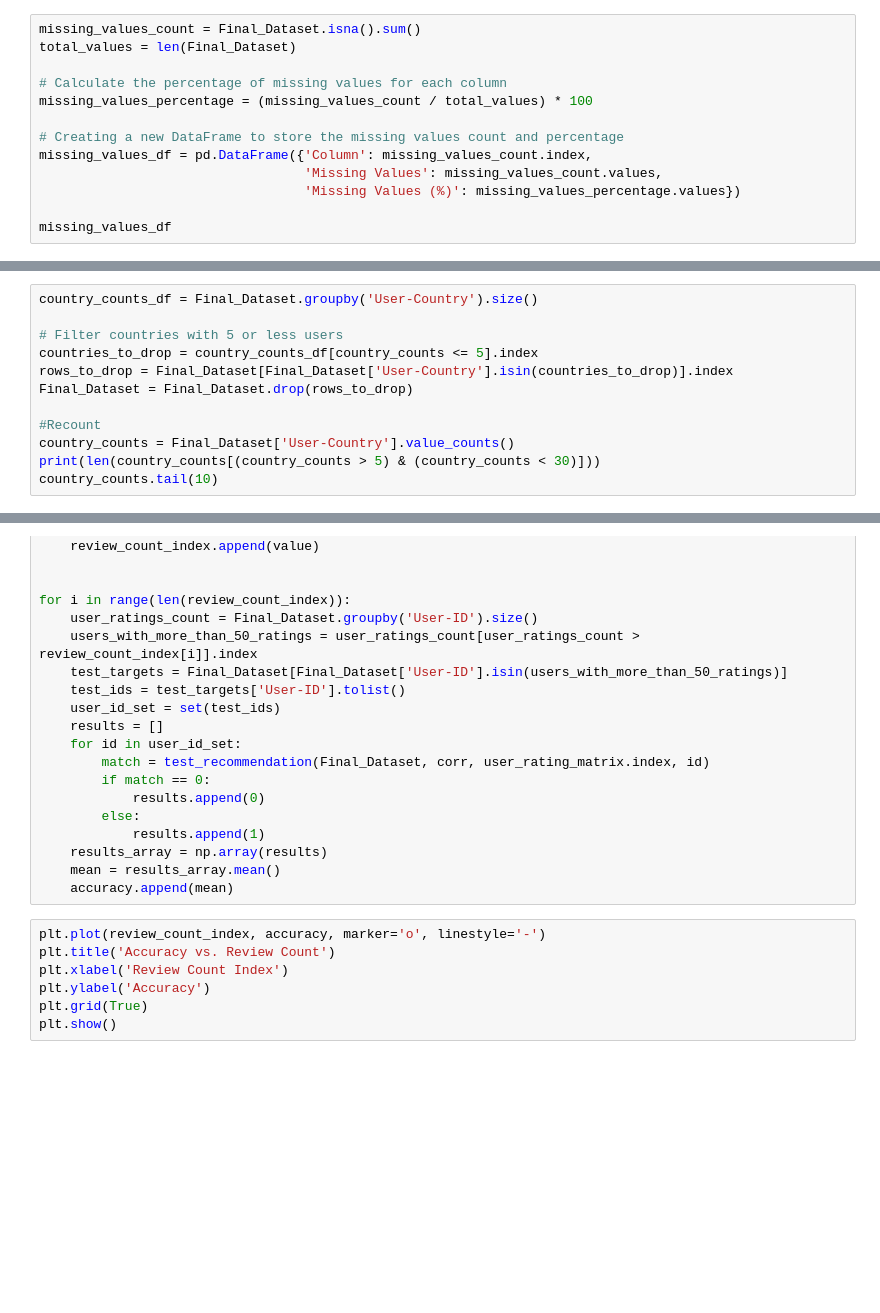
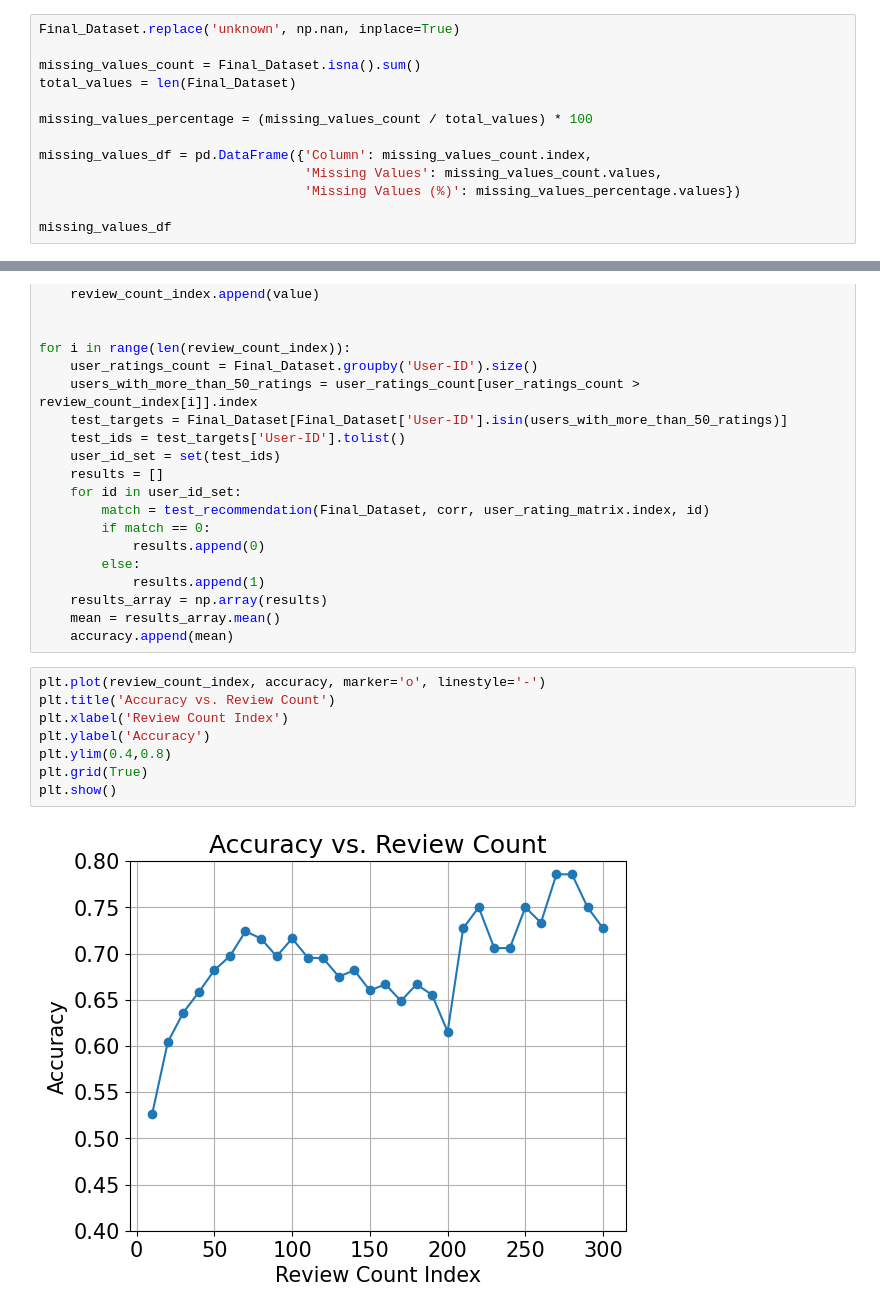
Before and after one commit to caseynator123/EDP_assigment2, a Jupyter notebook: ml/ml_analysis_knn.ipynb, the cells around one changed output, grey strips where cells are left out. Drawn from its saved outputs; the diff is of its cells as text; blank space fills up the shorter version.

```diff
--- a/ml/ml_analysis_knn.ipynb
+++ b/ml/ml_analysis_knn.ipynb
@@ -117,11 +207,11 @@ Final_Dataset.head()
 # %%
+Final_Dataset.replace('unknown', np.nan, inplace=True)
+
 missing_values_count = Final_Dataset.isna().sum()
 total_values = len(Final_Dataset)
 
-# Calculate the percentage of missing values for each column
 missing_values_percentage = (missing_values_count / total_values) * 100
 
-# Creating a new DataFrame to store the missing values count and percentage
 missing_values_df = pd.DataFrame({'Column': missing_values_count.index,
                                   'Missing Values': missing_values_count.values,
                                   'Missing Values (%)': missing_values_percentage.values})
@@ -173,12 +271,0 @@ Firstly there are alot of countries with only one user and this won't be enough
-# %%
-country_counts_df = Final_Dataset.groupby('User-Country').size()
-
-# Filter countries with 5 or less users
-countries_to_drop = country_counts_df[country_counts <= 5].index
-rows_to_drop = Final_Dataset[Final_Dataset['User-Country'].isin(countries_to_drop)].index
-Final_Dataset = Final_Dataset.drop(rows_to_drop)
-
-#Recount
-country_counts = Final_Dataset['User-Country'].value_counts()
-print(len(country_counts[(country_counts > 5) & (country_counts < 30)]))
-country_counts.tail(10)
@@ -516,7 +713,10 @@ for i in range(len(review_count_index)):
 # %%
 plt.plot(review_count_index, accuracy, marker='o', linestyle='-')
 plt.title('Accuracy vs. Review Count')
 plt.xlabel('Review Count Index')
 plt.ylabel('Accuracy')
+plt.ylim(0.4,0.8)
 plt.grid(True)
 plt.show()
+# %% [output]
+[figure, added]
```
Also changed, not shown: parts of 73 cells of this notebook.
